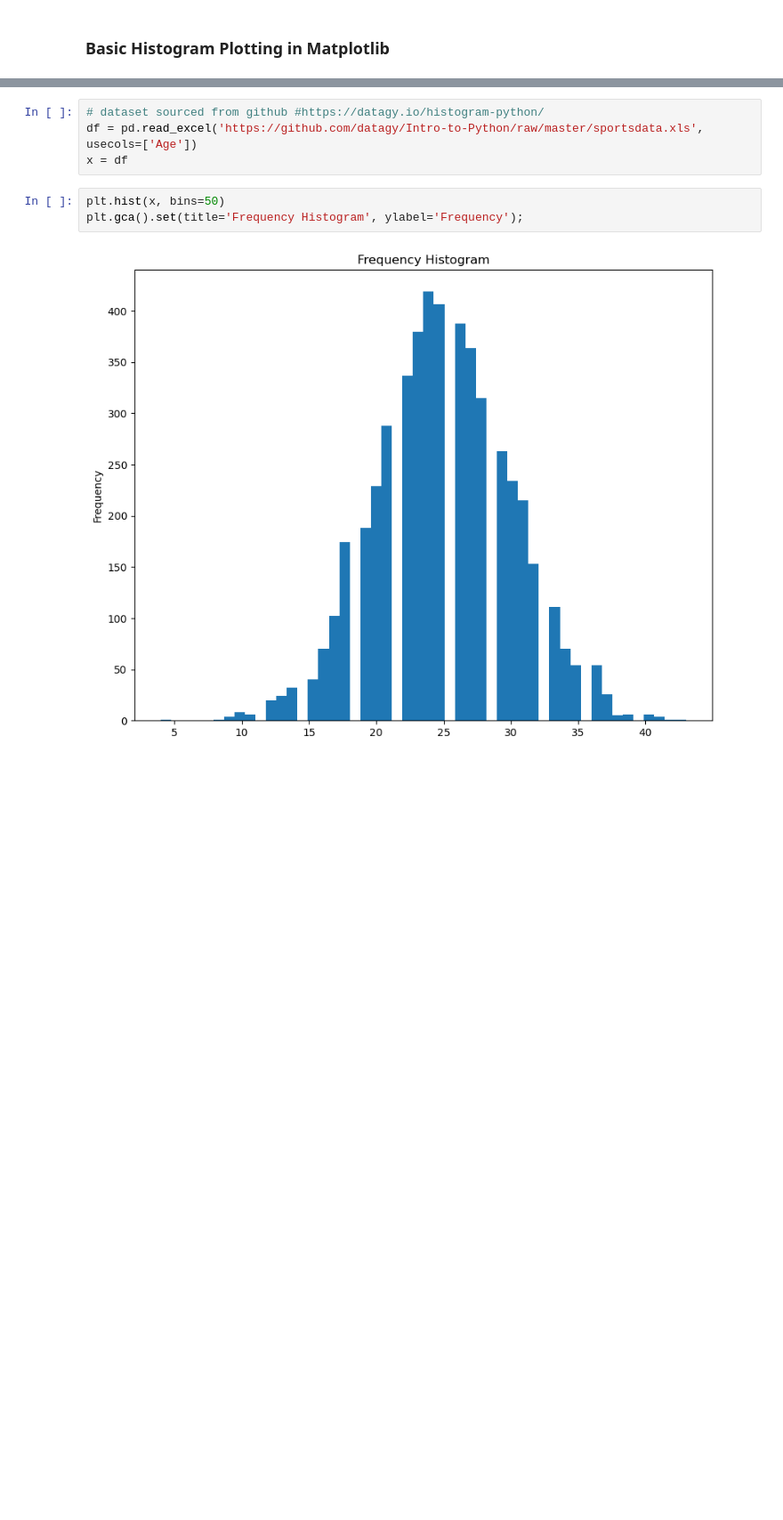
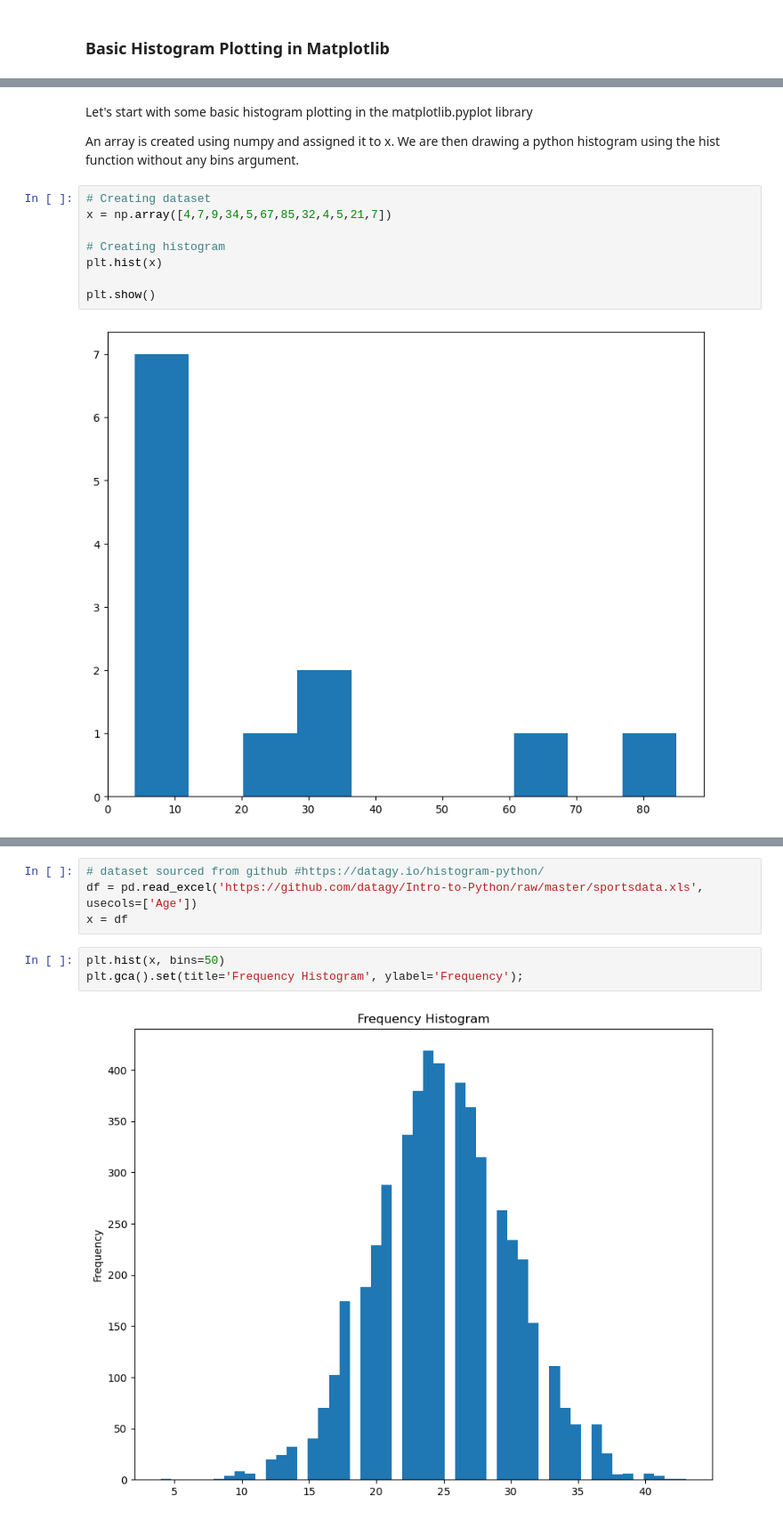
Before and after one commit to katel85/FundamentalsDA, a Jupyter notebook: pyplot.ipynb, the cells around one changed output, grey strips where cells are left out. Shown at 89% size. Drawn from its saved outputs; the diff is of its cells as text; blank space fills up the shorter version.

Commit message:
histograms

```diff
--- a/pyplot.ipynb
+++ b/pyplot.ipynb
@@ -528,0 +544,14 @@ There are many ways a histogram can be distributed. Here are a few types of dist
+# %% [markdown]
+Let's start with some basic histogram plotting in the matplotlib.pyplot library
+
+An array is created using numpy and assigned it to x. We are then drawing a python histogram using the hist function without any bins argument.
+# %%
+# Creating dataset
+x = np.array([4,7,9,34,5,67,85,32,4,5,21,7])
+
+# Creating histogram
+plt.hist(x)
+
+plt.show()
+# %% [output]
+[figure, added]
```
Also changed, not shown: parts of 21 cells of this notebook.
